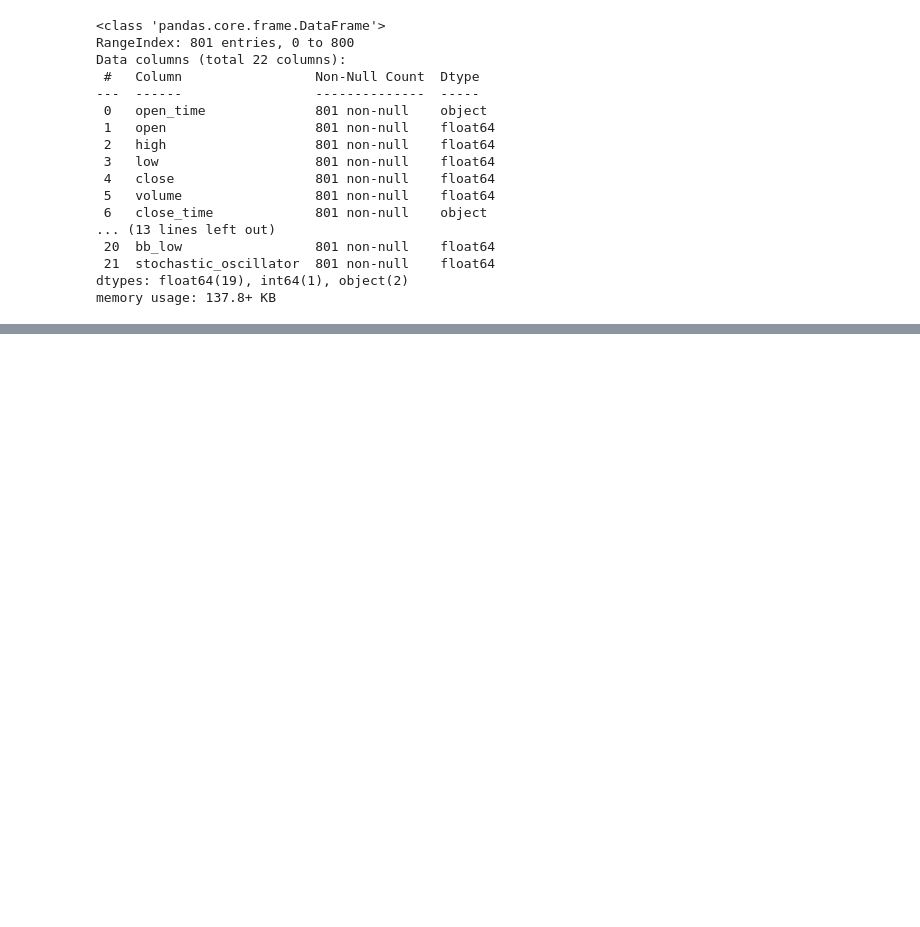
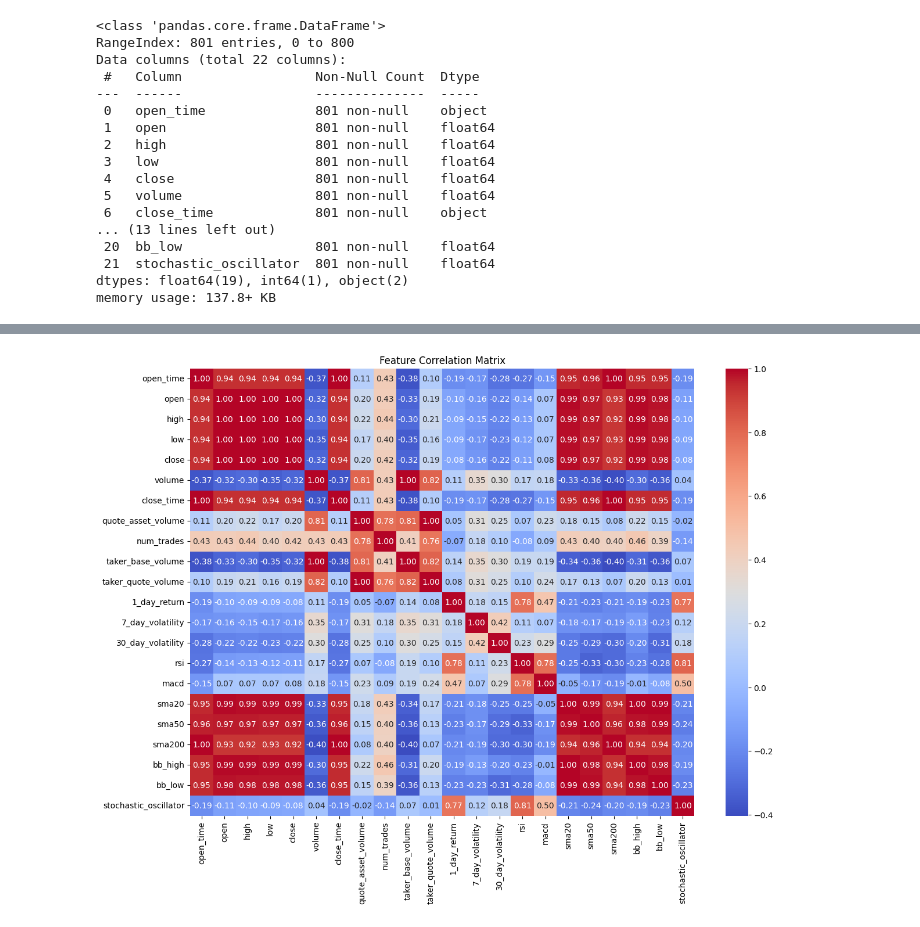
Before and after one commit to gregory-bot/crypto-model-classifier, a Jupyter notebook: notebooks/02_feature_engineering.ipynb, the cells around one changed output, grey strips where cells are left out. Cells and saved outputs as stored; diff of their text form; code cells hidden in the pictures; blank space fills up the shorter version.

```diff
--- a/notebooks/02_feature_engineering.ipynb
+++ b/notebooks/02_feature_engineering.ipynb
@@ -502,0 +528,6 @@ data.to_csv('../data/processed/crypto_data_feature_engineered.csv', index=False)
+# %%
+# change date to datetime
+data["open_time"] = pd.to_datetime(data["open_time"])
+data["close_time"] = pd.to_datetime(data["close_time"])
+data["close"] = data["close"].astype(float)
+data.head()
@@ -502,0 +542,9 @@ data.to_csv('../data/processed/crypto_data_feature_engineered.csv', index=False)
+# %%
+# check for multicollinearity
+plt.figure(figsize=(14,10))
+corr = data.corr()
+sns.heatmap(corr, annot=True, fmt=".2f", cmap='coolwarm')
+plt.title('Feature Correlation Matrix')
+plt.show()
+# %% [output]
+[figure, added]
```
Also changed, not shown: parts of 18 cells of this notebook, 2 other files.
